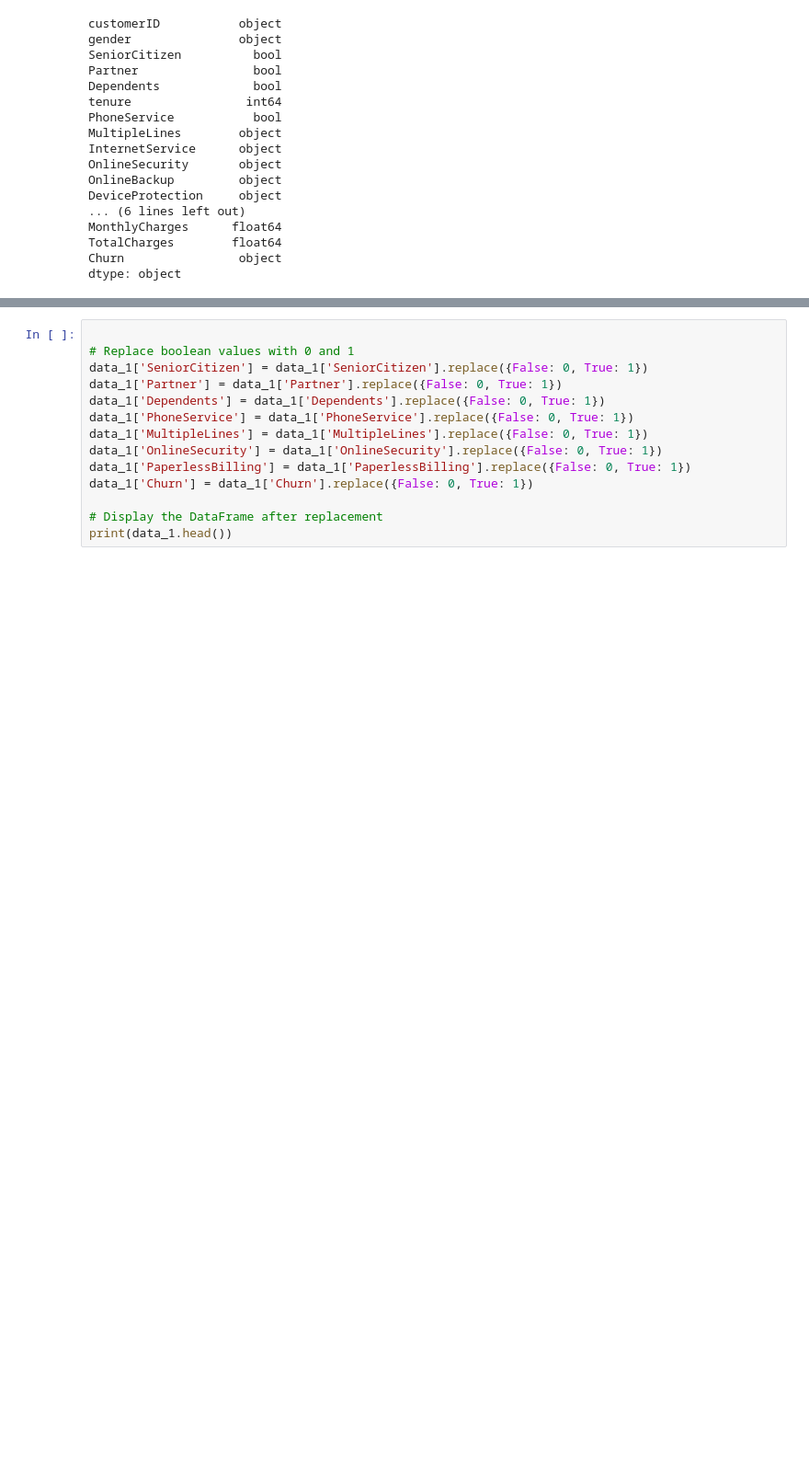
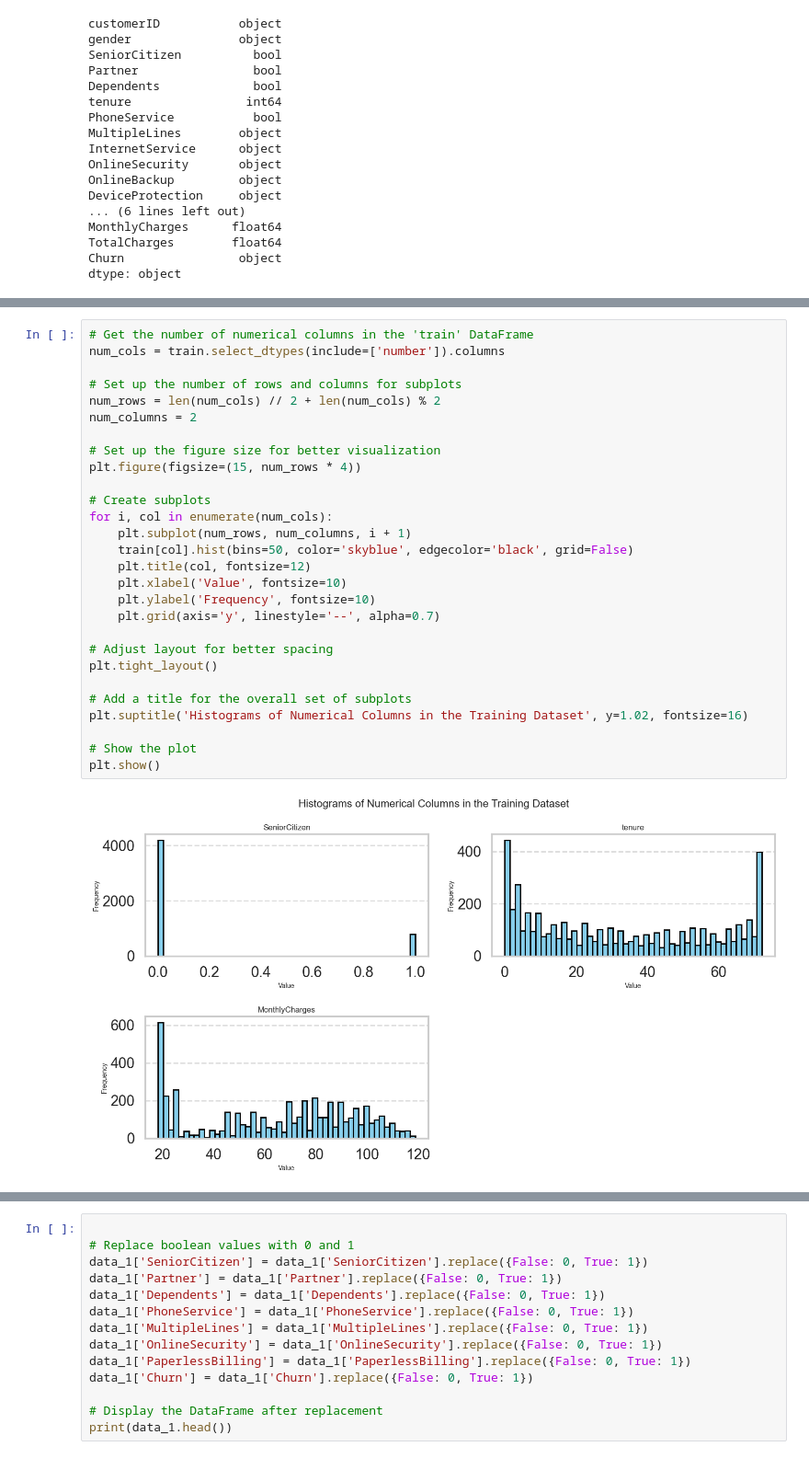
Before and after one commit to BrianBassey37/Project_Portfolio, a Jupyter notebook: Telco_churn/Telco_churn_notebook.ipynb, the cells around one changed output, grey strips where cells are left out. Shown at 92% size. Cells and saved outputs as stored; diff of their text form; blank space fills up the shorter version.

```diff
--- a/Telco_churn/Telco_churn_notebook.ipynb
+++ b/Telco_churn/Telco_churn_notebook.ipynb
@@ -304,0 +487,30 @@ data_1.head()
+# %%
+# Get the number of numerical columns in the 'train' DataFrame
+num_cols = train.select_dtypes(include=['number']).columns
+
+# Set up the number of rows and columns for subplots
+num_rows = len(num_cols) // 2 + len(num_cols) % 2
+num_columns = 2
+
+# Set up the figure size for better visualization
+plt.figure(figsize=(15, num_rows * 4))
+
+# Create subplots
+for i, col in enumerate(num_cols):
+    plt.subplot(num_rows, num_columns, i + 1)
+    train[col].hist(bins=50, color='skyblue', edgecolor='black', grid=False)
+    plt.title(col, fontsize=12)
+    plt.xlabel('Value', fontsize=10)
+    plt.ylabel('Frequency', fontsize=10)
+    plt.grid(axis='y', linestyle='--', alpha=0.7)
+
+# Adjust layout for better spacing
+plt.tight_layout()
+
+# Add a title for the overall set of subplots
+plt.suptitle('Histograms of Numerical Columns in the Training Dataset', y=1.02, fontsize=16)
+
+# Show the plot
+plt.show()
+# %% [output]
+[figure, added]
```
Also changed, not shown: parts of 31 cells of this notebook, 5 other files.
